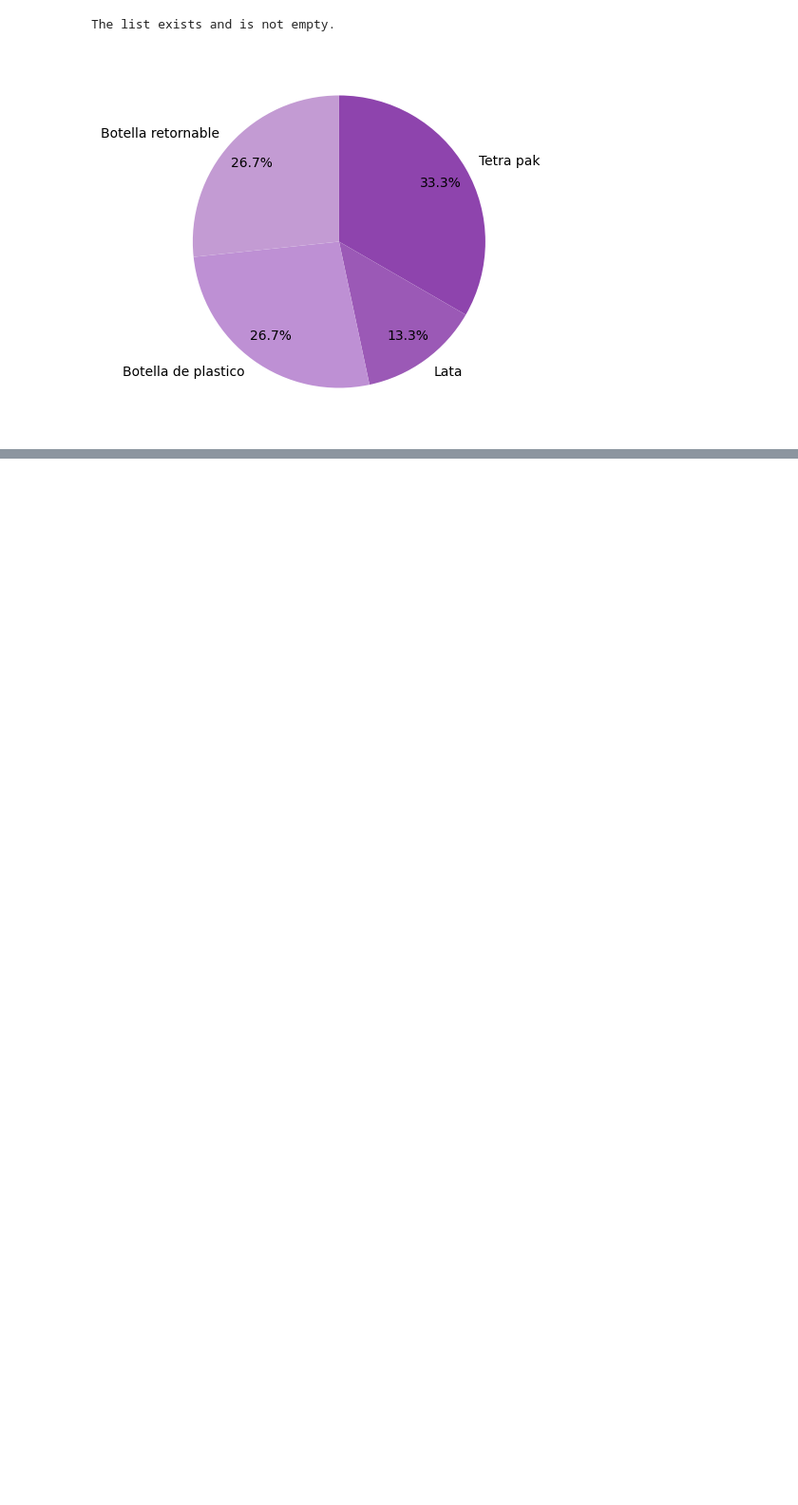
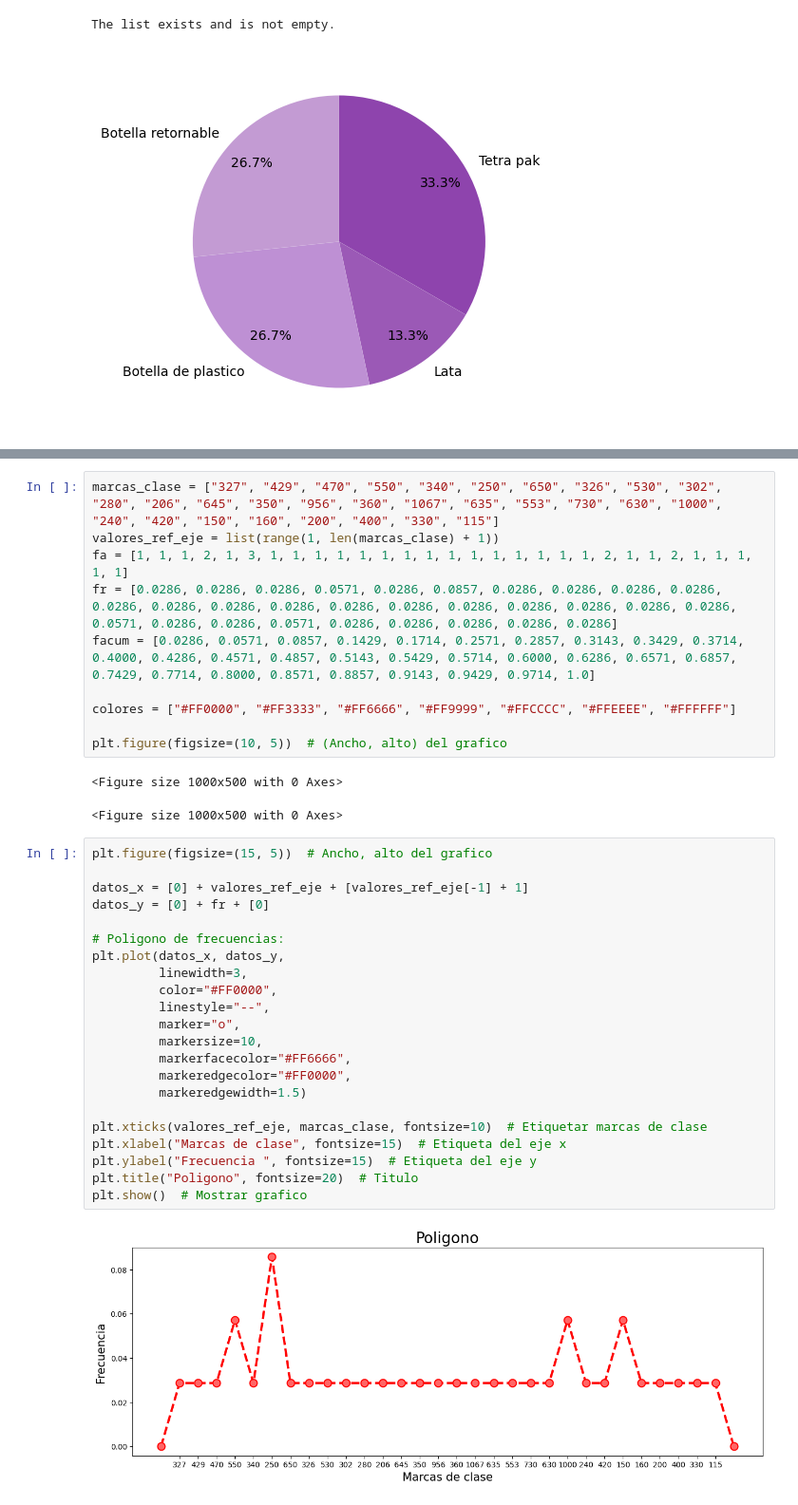
Before and after one commit to brianherna/T1-Remedial, a Jupyter notebook: t1-remedial-b.ipynb, the cells around one changed output, grey strips where cells are left out. Shown: that part at 95% size. Saved outputs shown, nothing was run; the diff lists cells and outputs as text; blank space fills up the shorter version.

```diff
--- a/t1-remedial-b.ipynb
+++ b/t1-remedial-b.ipynb
@@ -152,0 +257,37 @@ The list exists and is not empty.
+# %%
+marcas_clase = ["327", "429", "470", "550", "340", "250", "650", "326", "530", "302", "280", "206", "645", "350", "956", "360", "1067", "635", "553", "730", "630", "1000", "240", "420", "150", "160", "200", "400", "330", "115"]
+valores_ref_eje = list(range(1, len(marcas_clase) + 1))
+fa = [1, 1, 1, 2, 1, 3, 1, 1, 1, 1, 1, 1, 1, 1, 1, 1, 1, 1, 1, 1, 1, 2, 1, 1, 2, 1, 1, 1, 1, 1]
+fr = [0.0286, 0.0286, 0.0286, 0.0571, 0.0286, 0.0857, 0.0286, 0.0286, 0.0286, 0.0286, 0.0286, 0.0286, 0.0286, 0.0286, 0.0286, 0.0286, 0.0286, 0.0286, 0.0286, 0.0286, 0.0286, 0.0571, 0.0286, 0.0286, 0.0571, 0.0286, 0.0286, 0.0286, 0.0286, 0.0286]
+facum = [0.0286, 0.0571, 0.0857, 0.1429, 0.1714, 0.2571, 0.2857, 0.3143, 0.3429, 0.3714, 0.4000, 0.4286, 0.4571, 0.4857, 0.5143, 0.5429, 0.5714, 0.6000, 0.6286, 0.6571, 0.6857, 0.7429, 0.7714, 0.8000, 0.8571, 0.8857, 0.9143, 0.9429, 0.9714, 1.0]
+
+colores = ["#FF0000", "#FF3333", "#FF6666", "#FF9999", "#FFCCCC", "#FFEEEE", "#FFFFFF"]
+
+plt.figure(figsize=(10, 5))  # (Ancho, alto) del grafico
+# %% [output]
+<Figure size 1000x500 with 0 Axes>
+<Figure size 1000x500 with 0 Axes>
+# %%
+plt.figure(figsize=(15, 5))  # Ancho, alto del grafico
+
+datos_x = [0] + valores_ref_eje + [valores_ref_eje[-1] + 1]
+datos_y = [0] + fr + [0]
+
+# Poligono de frecuencias:
+plt.plot(datos_x, datos_y,
+         linewidth=3,
+         color="#FF0000",
+         linestyle="--",
+         marker="o",
+         markersize=10,
+         markerfacecolor="#FF6666",
+         markeredgecolor="#FF0000",
+         markeredgewidth=1.5)
+
+plt.xticks(valores_ref_eje, marcas_clase, fontsize=10)  # Etiquetar marcas de clase
+plt.xlabel("Marcas de clase", fontsize=15)  # Etiqueta del eje x
+plt.ylabel("Frecuencia ", fontsize=15)  # Etiqueta del eje y
+plt.title("Poligono", fontsize=20)  # Titulo
+plt.show()  # Mostrar grafico
+# %% [output]
+[figure, added]
```
Also changed, not shown: parts of 2 cells of this notebook.
